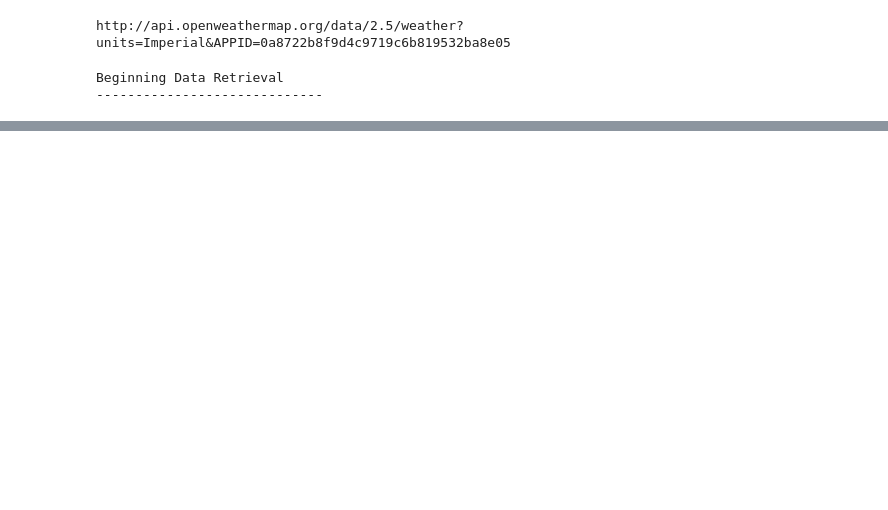
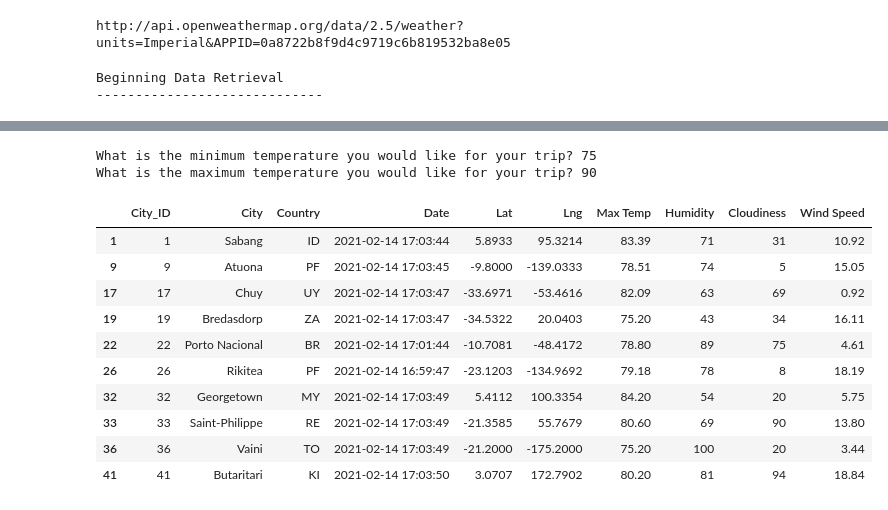
Before and after one commit to andeevosters/World_Weather_Analysis, a Jupyter notebook: WeatherPy.ipynb, the cells around one changed output, grey strips where cells are left out. Cells and saved outputs as stored; diff of their text form; code cells hidden in the pictures; blank space fills up the shorter version.

```diff
--- a/WeatherPy.ipynb
+++ b/WeatherPy.ipynb
@@ -392,0 +397,4 @@ plot_linear_regression(x_values, y_values,
+# %%
+# Store the CSV you saved created in part one into a DataFrame.
+city_data_df = pd.read_csv("weather_data/cities.csv")
+city_data_df.head()
@@ -392,0 +469,24 @@ plot_linear_regression(x_values, y_values,
+# %%
+# Ask the customer to add a minimum and maximum temperature value.
+min_temp = float(input("What is the minimum temperature you would like for your trip? "))
+max_temp = float(input("What is the maximum temperature you would like for your trip? "))
+# %% [output]
+What is the minimum temperature you would like for your trip? 75
+What is the maximum temperature you would like for your trip? 90
+# %%
+# Filter the dataset to find the cities that fit the criteria.
+preferred_cities_df = city_data_df.loc[(city_data_df["Max Temp"] <= max_temp) & \
+                                       (city_data_df["Max Temp"] >= min_temp)]
+preferred_cities_df.head(10)
+# %% [output]
+|  | City_ID | City | Country | Date | Lat | Lng | Max Temp | Humidity | Cloudiness | Wind Speed |
+| 1 | 1 | Sabang | ID | 2021-02-14 17:03:44 | 5.8933 | 95.3214 | 83.39 | 71 | 31 | 10.92 |
+| 9 | 9 | Atuona | PF | 2021-02-14 17:03:45 | -9.8000 | -139.0333 | 78.51 | 74 | 5 | 15.05 |
+| 17 | 17 | Chuy | UY | 2021-02-14 17:03:47 | -33.6971 | -53.4616 | 82.09 | 63 | 69 | 0.92 |
+| 19 | 19 | Bredasdorp | ZA | 2021-02-14 17:03:47 | -34.5322 | 20.0403 | 75.20 | 43 | 34 | 16.11 |
+| 22 | 22 | Porto Nacional | BR | 2021-02-14 17:01:44 | -10.7081 | -48.4172 | 78.80 | 89 | 75 | 4.61 |
+| 26 | 26 | Rikitea | PF | 2021-02-14 16:59:47 | -23.1203 | -134.9692 | 79.18 | 78 | 8 | 18.19 |
+| 32 | 32 | Georgetown | MY | 2021-02-14 17:03:49 | 5.4112 | 100.3354 | 84.20 | 54 | 20 | 5.75 |
+| 33 | 33 | Saint-Philippe | RE | 2021-02-14 17:03:49 | -21.3585 | 55.7679 | 80.60 | 69 | 90 | 13.80 |
+| 36 | 36 | Vaini | TO | 2021-02-14 17:03:49 | -21.2000 | -175.2000 | 75.20 | 100 | 20 | 3.44 |
+| 41 | 41 | Butaritari | KI | 2021-02-14 17:03:50 | 3.0707 | 172.7902 | 80.20 | 81 | 94 | 18.84 |
```
Also changed, not shown: parts of 31 cells of this notebook, 6 other files.
